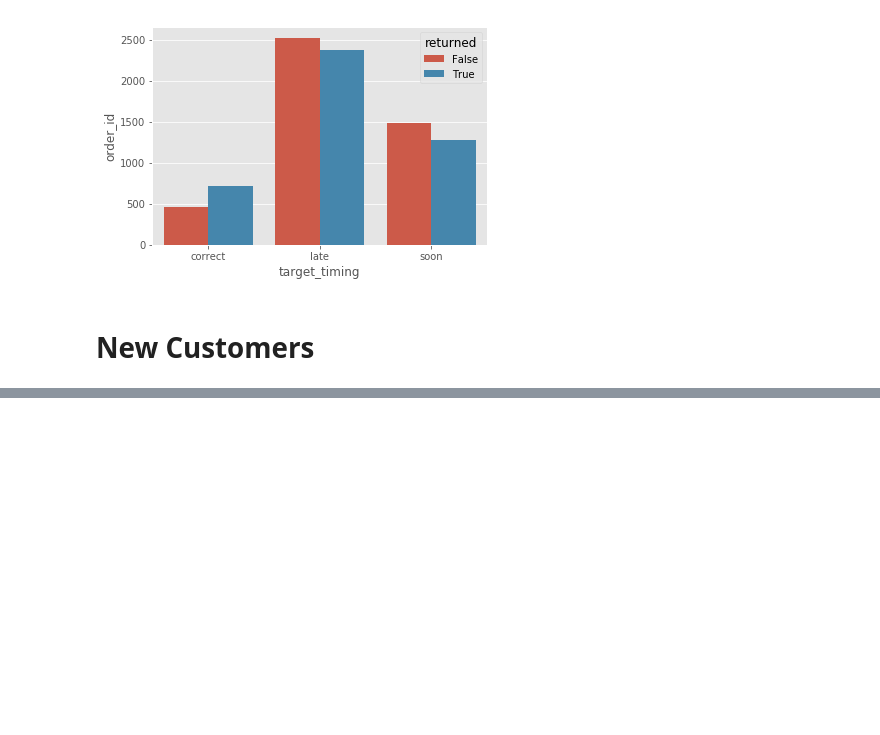
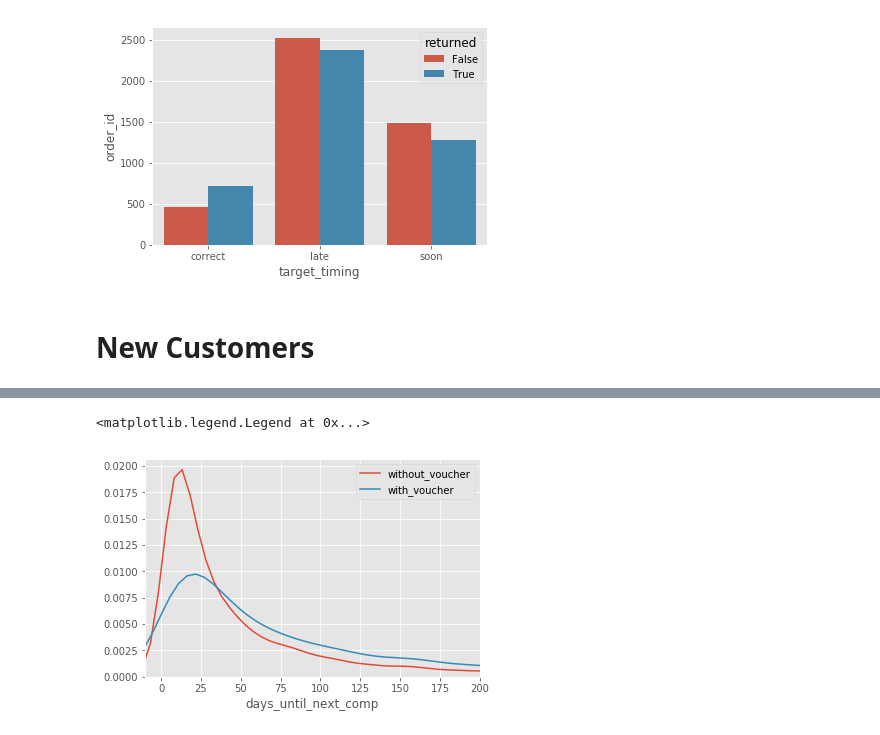
Before and after one commit to zipjet/bi-churn-analysis, a Jupyter notebook: python/churn_analysis_timing.ipynb, the cells around one changed output, grey strips where cells are left out. Drawn from its saved outputs; the diff is of its cells as text; code cells hidden in the pictures; blank space fills up the shorter version.

```diff
--- a/python/churn_analysis_timing.ipynb
+++ b/python/churn_analysis_timing.ipynb
@@ -399,0 +241,5 @@ df_pred['city'] = LabelEncoder().fit_transform(df_pred.city)
+# %%
+df_life0 = df_life.loc[(df_life.order_comp_num == 0) & ~df_life.last_order]
+df_life0_v = df_life0.loc[df_life0.returned_voucher]
+df_life0_nv = df_life0.loc[~df_life0.returned_voucher]
+df_life1 = df_life.loc[(df_life.order_comp_num > 0) & ~df_life.last_order]
@@ -399,0 +254,8 @@ df_pred['city'] = LabelEncoder().fit_transform(df_pred.city)
+# %%
+sns.distplot(df_life0_nv.days_until_next_comp, norm_hist=True, hist=False, label='without_voucher')
+sns.distplot(df_life0_v.days_until_next_comp, norm_hist=True, hist=False, label='with_voucher')
+plt.xlim(-10,200)
+plt.legend()
+# %% [output]
+<matplotlib.legend.Legend at 0x...>
+[figure, added]
```
Also changed, not shown: parts of 128 cells of this notebook.
